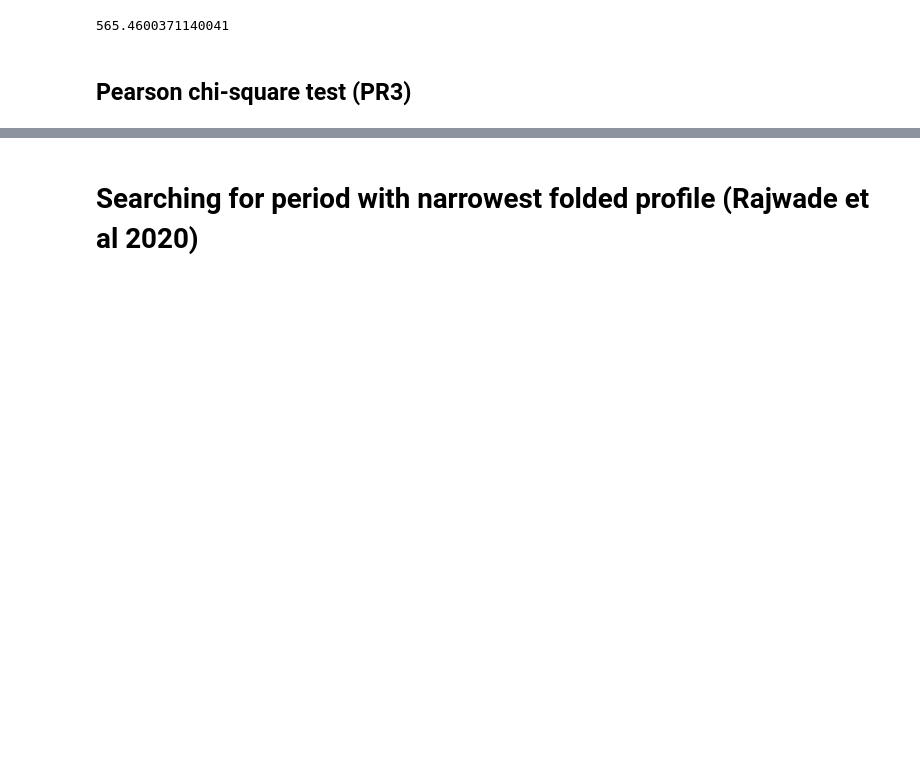
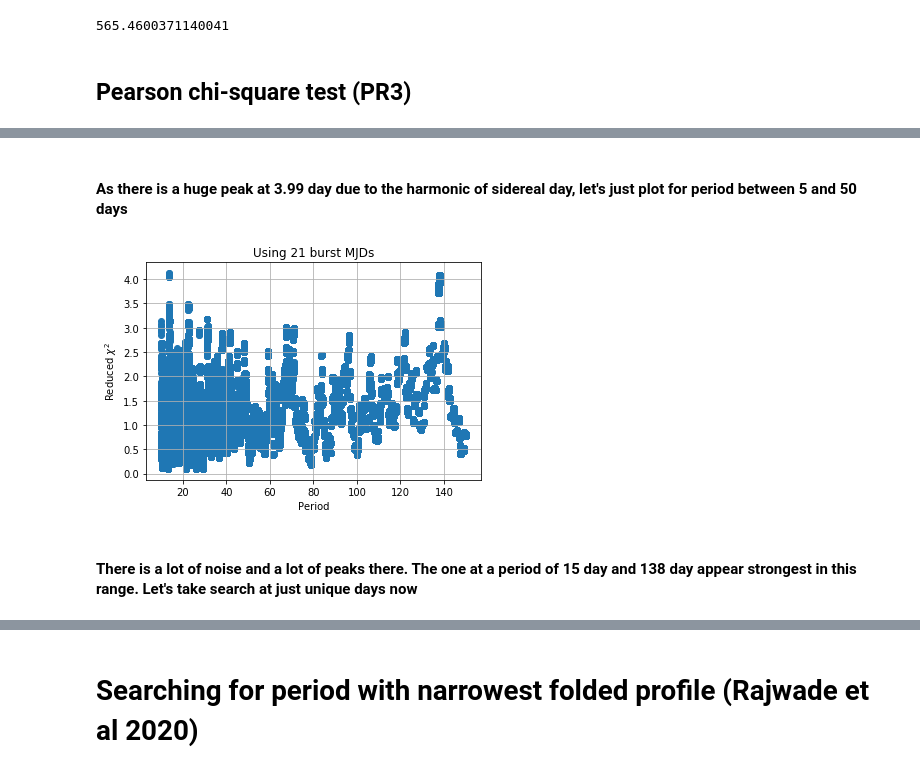
Before and after one commit to KshitijAggarwal/frbpa, a Jupyter notebook: examples/r2/chime_period_search.ipynb, the cells around one changed output, grey strips where cells are left out. Cells and saved outputs as stored; diff of their text form; code cells hidden in the pictures; blank space fills up the shorter version.

```diff
--- a/examples/r2/chime_period_search.ipynb
+++ b/examples/r2/chime_period_search.ipynb
@@ -41,8 +47,15 @@ mask = (p > 10)
+# %% [markdown]
+#### As there is a huge peak at 3.99 day due to the harmonic of sidereal day, let's just plot for period between 5 and 50 days
 # %%
 plt.scatter(p[mask], rch[mask])
 plt.ylabel(r'Reduced $\chi^2$')
 plt.title(f'Using {len(bursts)} burst MJDs')
+plt.xlabel('Period')
 plt.grid()
+# %% [output]
+[figure, added]
+# %% [markdown]
+#### There is a lot of noise and a lot of peaks there. The one at a period of 15 day and 138 day appear strongest in this range. Let's take search at just unique days now
 # %%
 rch_uniq, p_u = pr3_search(bursts=unique_days, obs_mjds=startmjds,
                     obs_durations=durations, pmin=np.pi*1, pmax=np.pi*100)
```
Also changed, not shown: parts of 19 cells of this notebook.
